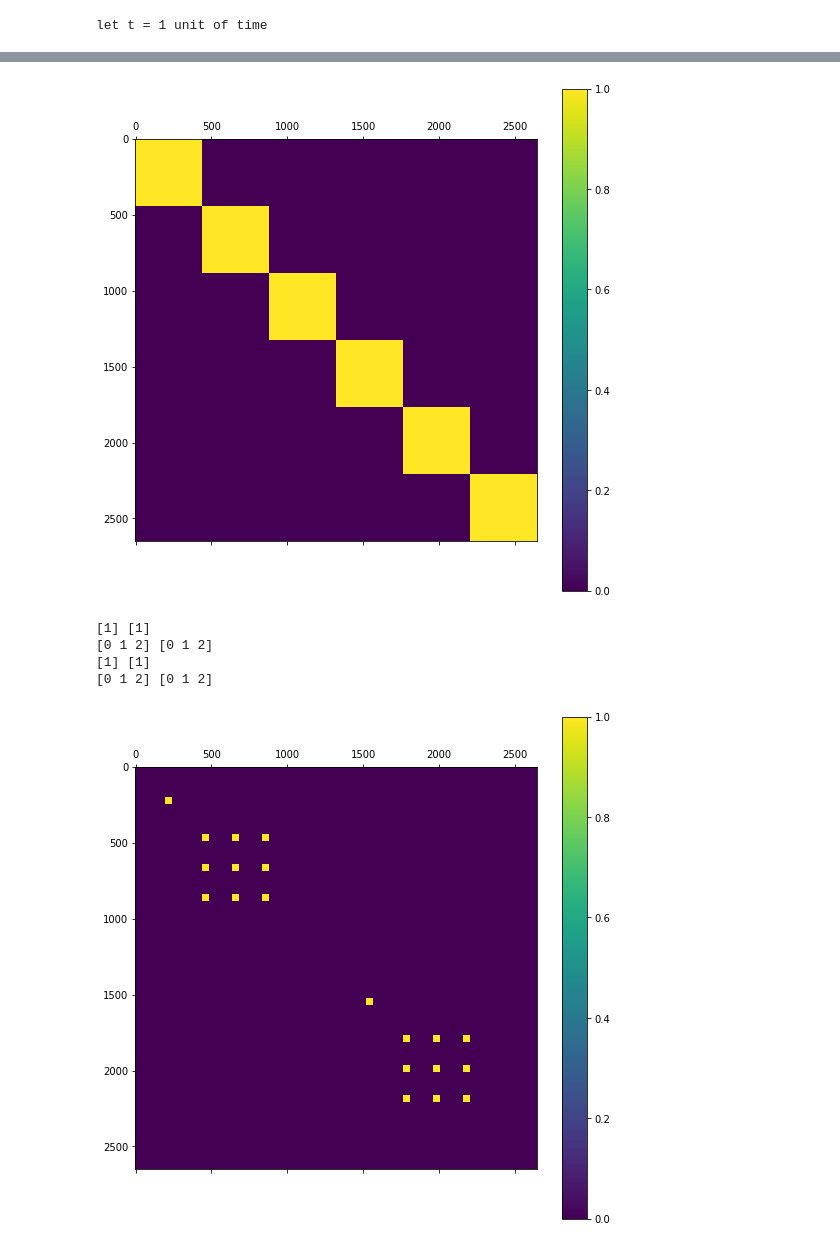
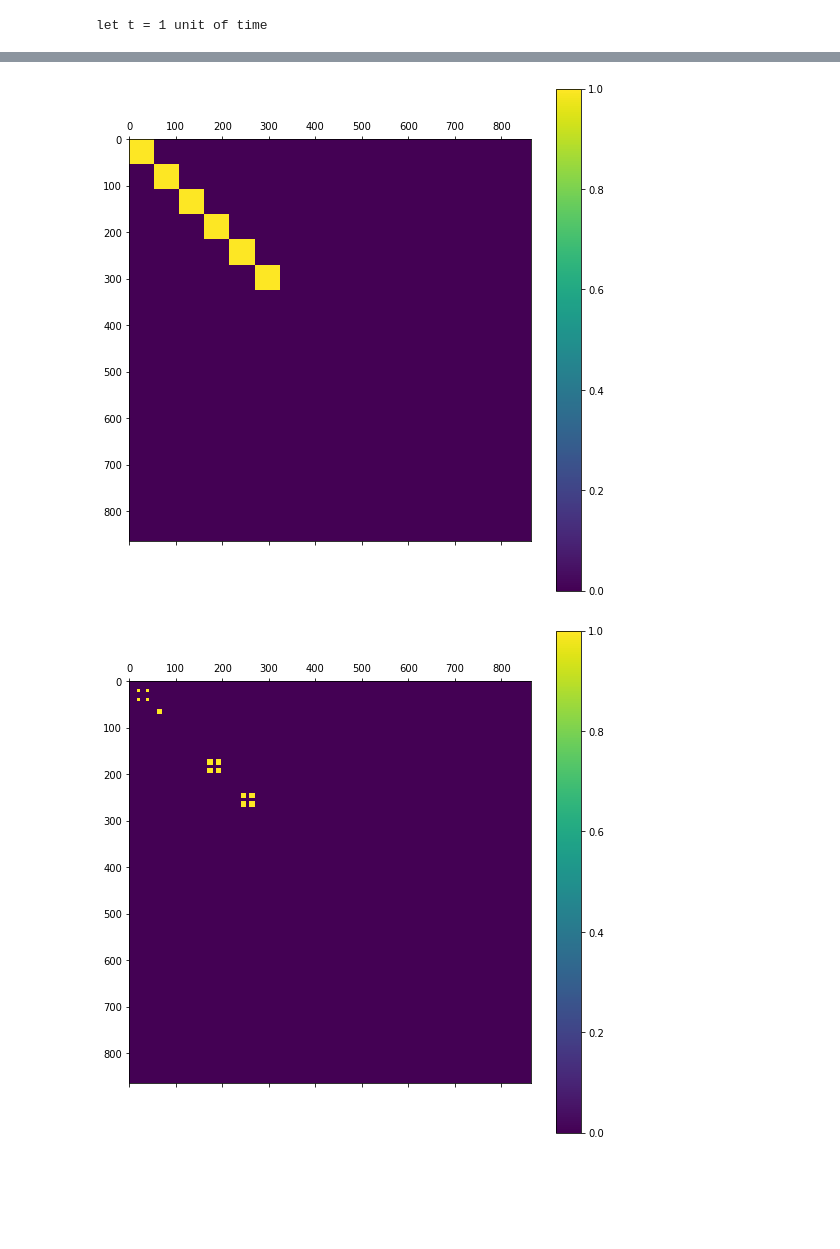
Before and after one commit to djzts/UoH_code, a Jupyter notebook: Wenlu/Final_algorithm.ipynb, the cells around one changed output, grey strips where cells are left out. Saved outputs shown, nothing was run; the diff lists cells and outputs as text; code cells hidden in the pictures; blank space fills up the shorter version.

Commit message:
QUBO 1st attempt

```diff
--- a/Wenlu/Final_algorithm.ipynb
+++ b/Wenlu/Final_algorithm.ipynb
@@ -93,0 +112,4 @@ Worst case of whole DT + DP T_max 为: 49
+# %%
+initial_Transmission_time = Transmission_time[:,1:,:,1:]
+T_max = little_greedy_algorithm(VM_DP_time,initial_Transmission_time,I,J,N)
+print(T_max)
@@ -95,11 +119,17 @@ Worst case of whole DT + DP T_max 为: 49
 print("let t = 1 unit of time")
 # %% [output]
 let t = 1 unit of time
+# %%
+position_dictionary, Total = Make_dictionary(I,J,N,T_max)
+QUBO_init = np.zeros((Total, Total))
 # %%
 #Obj QUBO dont flatten yet
 w = np.zeros((I,J,N,N,T_max))
 w[:,J-1,:,:,:] = 1
-QUBO_0 = np.diag(w.flatten())
+print()
+QUBO_0 = np.zeros_like(QUBO_init)
+QUBO_0[:len(w.flatten()),:len(w.flatten())] = np.diag(w.flatten())
+
 #print(QUBO)
 show_graph(QUBO_0)
 # %% [output]
@@ -106,0 +137,17 @@ show_graph(QUBO_0)
+# %%
+#C1
+P1 = np.ones((I,J))
+QUBO_1 = np.zeros_like(QUBO_init)
+for i in range(I):
+    for j in range(J):
+        V_ij_k, _ = np.where(VM_type == Data_input_type[i,j])
+        index_matched = [];
+        for machine in V_ij_k:
+            for t in range(T_max):
+                index_matched.append(position_dictionary['z_%d%d%d%d'%(i,j,machine,t)])
+        #print(index_matched)
+        z_matched = np.zeros(Total)
+        z_matched[np.array(index_matched)] = 1
+        QUBO_1 += P1[i,j]*np.outer(z_matched,z_matched)
+
+show_graph(QUBO_1)
@@ -107,18 +156,18 @@ show_graph(QUBO_0)
 # %%
 #C2
 P2 = np.ones((I,J))
 QUBO_2 = np.zeros_like(QUBO_0)
 
 #print(P2)
 for i in range(I):
     for j in range(J):
         w = np.zeros((I,J,N,N,T_max))
         w[i,j,:,:,:] = 1
-        QUBO_2 += P2[i,j]*np.outer(w.flatten(),w.flatten())
+        QUBO_2[:len(w.flatten()),:len(w.flatten())] += P2[i,j]*np.outer(w.flatten(),w.flatten())
 
 show_graph(QUBO_2)
 # %% [output]
-[figure, old version]
+[figure, new version]
 # %%
 #C3 P 算错了 should be j-1
 P3 = np.ones((I,J))
@@ -130,16 +179,12 @@ for i in range(I):
 
         w = np.zeros((I,J,N,N,T_max))
         V_ij_k, _ = np.where(VM_type == Data_input_type[i,j])
-        V_ijplus1_k, _ = np.where(VM_type == Data_input_type[i,j])
-        print(V_ij_k,V_ijplus1_k)
-
-        w[i,j,V_ij_k,V_ijplus1_k,:] = 1
-        QUBO_3 += P3[i,j]*np.outer(w.flatten(),w.flatten())
+        V_ijplus1_k, _ = np.where(VM_type == Data_input_type[i,j+1])
+        for m in V_ij_k:
+            for n in V_ijplus1_k:
+                w[i,j,m,n,:] = 1
+        QUBO_3[:len(w.flatten()),:len(w.flatten())] += P3[i,j]*np.outer(w.flatten(),w.flatten())
 
 show_graph(QUBO_3)
 # %% [output]
-[1] [1]
-[0 1 2] [0 1 2]
-[1] [1]
-[0 1 2] [0 1 2]
-[figure, old version]
+[figure, new version]
```
Also changed, not shown: parts of 34 cells of this notebook, 3 other files.
